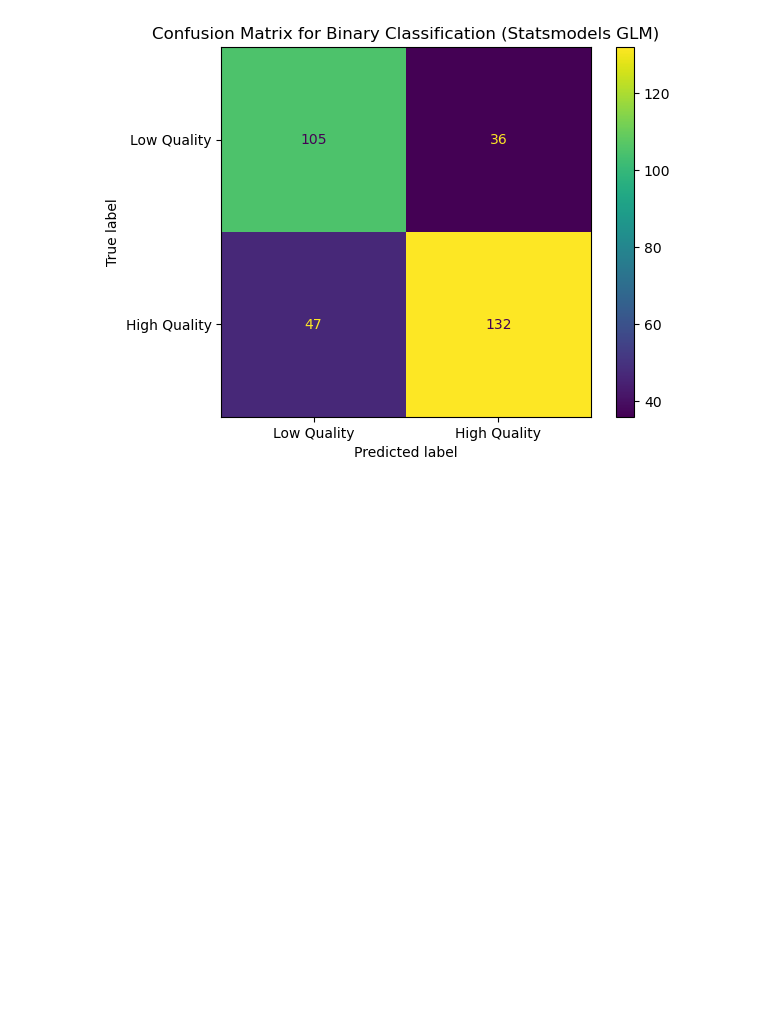
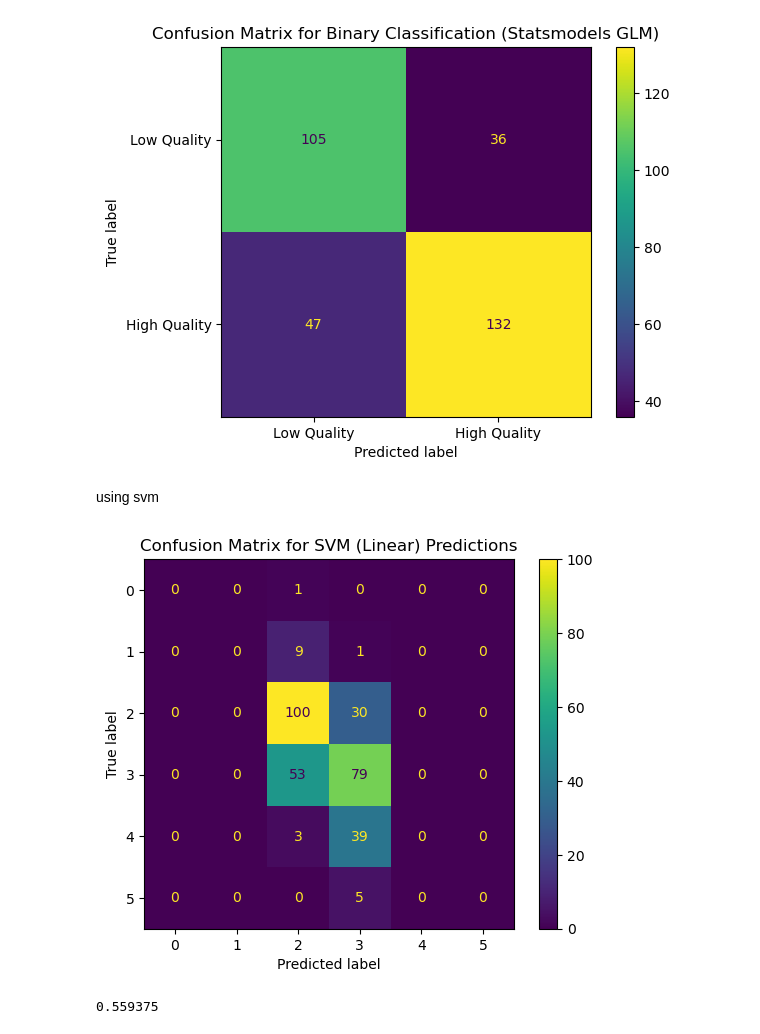
Before and after one commit to rpi11/DSAN5300-final_project, a Jupyter notebook: Classification.ipynb, the cells around one changed output. Saved outputs shown, nothing was run; the diff lists cells and outputs as text; code cells hidden in the pictures; blank space fills up the shorter version.

```diff
--- a/Classification.ipynb
+++ b/Classification.ipynb
@@ -218,3 +218,30 @@ plt.title('Confusion Matrix for Binary Classification (Statsmodels GLM)')
 plt.show()
 # %% [output]
 [figure]
+# %% [markdown]
+using svm
+# %%
+from sklearn.svm import SVC
+
+svm_linear = SVC(kernel='linear', random_state=42)
+
+svm_linear.fit(X_train, y_train)
+
+y_pred_svm_linear = svm_linear.predict(X_test)
+
+accuracy_svm_linear = accuracy_score(y_test, y_pred_svm_linear)
+conf_matrix_svm_linear = confusion_matrix(y_test, y_pred_svm_linear)
+
+accuracy_svm_linear, conf_matrix_svm_linear
+
+# Plotting the confusion matrix for SVM predictions
+ConfusionMatrixDisplay(conf_matrix_svm_linear).plot(values_format='d')
+plt.title('Confusion Matrix for SVM (Linear) Predictions')
+plt.show()
+# %% [output]
+[figure, added]
+# %%
+accuracy_svm_linear = accuracy_score(y_test, y_pred_svm_linear)
+accuracy_svm_linear
+# %% [output]
+0.559375
```
Also changed, not shown: parts of 4 cells of this notebook.
